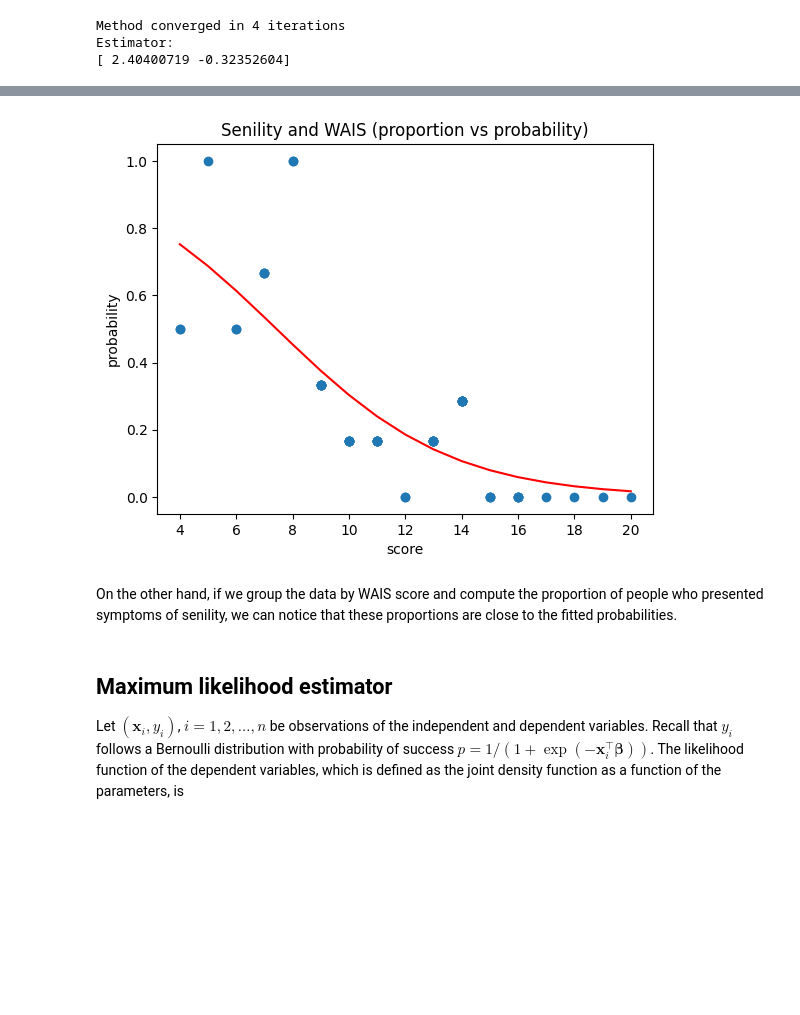
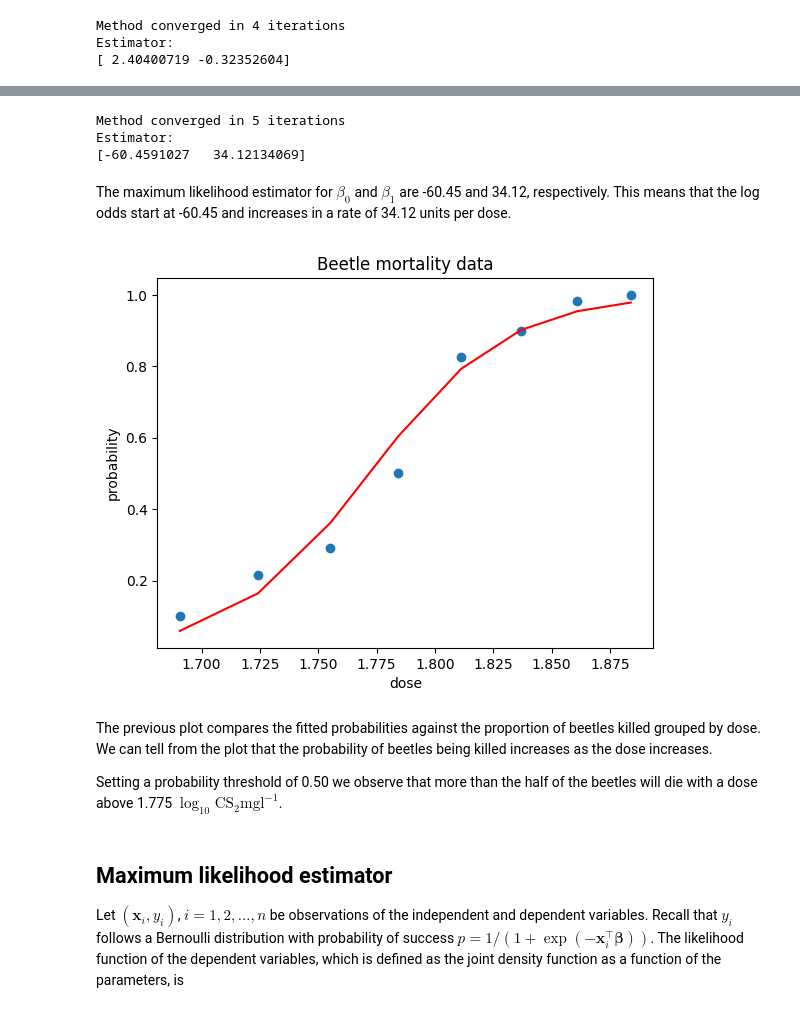
Before and after one commit to vdae2304/ML-DL, a Jupyter notebook: Classification/Logistic regression.ipynb, the cells around one changed output, grey strips where cells are left out. Drawn from its saved outputs; the diff is of its cells as text; code cells hidden in the pictures; blank space fills up the shorter version.

Commit message:
Beetle mortality data example

```diff
--- a/Classification/Logistic regression.ipynb
+++ b/Classification/Logistic regression.ipynb
@@ -180,0 +187,3 @@ It is important to mention that the model only predicts the probability of prese
+# %%
+df_beetles = pd.read_csv("data/beetle-mortality.csv")
+df_beetles.head()
@@ -181,17 +204,46 @@ It is important to mention that the model only predicts the probability of prese
+# %%
+n, _ = df_beetles.shape
+X = np.column_stack((np.ones(n), df_beetles.dose))
+y = df_beetles.killed / df_beetles.total
+
+beta_mle = [0, 0]
+max_iter = 100
+tol = 1e-4
+for iter in range(max_iter):
+    mu = 1/(1 + np.exp(-X @ beta_mle))
+    W = np.diag(mu*(1 - mu))
+    beta_incr = solve(X.T @ W @ X, X.T @ (y - mu))
+    if norm(beta_incr) < tol:
+        break
+    beta_mle = beta_mle + beta_incr
+
+print("Method converged in", iter, "iterations")
+print("Estimator:")
+print(beta_mle)
+# %% [output]
+Method converged in 5 iterations
+Estimator:
+[-60.4591027   34.12134069]
+# %% [markdown]
+The maximum likelihood estimator for $\beta_0$ and $\beta_1$ are -60.45 and 34.12, respectively. This means that the log odds start at -60.45 and increases in a rate of 34.12 units per dose.
 # %%
-df_wais["proportion"] = df_wais.groupby(by="score").senile.transform(np.mean)
+df_beetles["proportion"] = df_beetles["killed"] / df_beetles["total"]
+df_beetles["log_odds"] = beta_mle[0] + beta_mle[1]*df_beetles["dose"]
+df_beetles["fitted_prob"] = 1/(1 + np.exp(-df_beetles["log_odds"]))
 
 plt.figure()
-plt.title("Senility and WAIS (proportion vs probability)")
-plt.xlabel("score")
+plt.title("Beetle mortality data")
+plt.xlabel("dose")
 plt.ylabel("probability")
-plt.plot("score", "proportion", "o", data=df_wais)
-plt.plot("score", "fitted_prob", "r-", data=df_wais)
+plt.plot("dose", "proportion", "o", data=df_beetles)
+plt.plot("dose", "fitted_prob", "r-", data=df_beetles)
 plt.show()
 # %% [output]
-[figure, old version]
+[figure, new version]
-# %% [markdown]
-On the other hand, if we group the data by WAIS score and compute the proportion of people who presented symptoms of senility, we can notice that these proportions are close to the fitted probabilities.
+# %% [markdown]
+The previous plot compares the fitted probabilities against the proportion of beetles killed grouped by dose. We can tell from the plot that the probability of beetles being killed increases as the dose increases.
+
+Setting a probability threshold of 0.50 we observe that more than the half of the beetles will die with a dose above 1.775 $\log_{10}\text{CS}_2\text{mgl}^{-1}$.
 # %% [markdown]
 ## Maximum likelihood estimator
 
```
Also changed, not shown: parts of 6 cells of this notebook, 1 other file.
